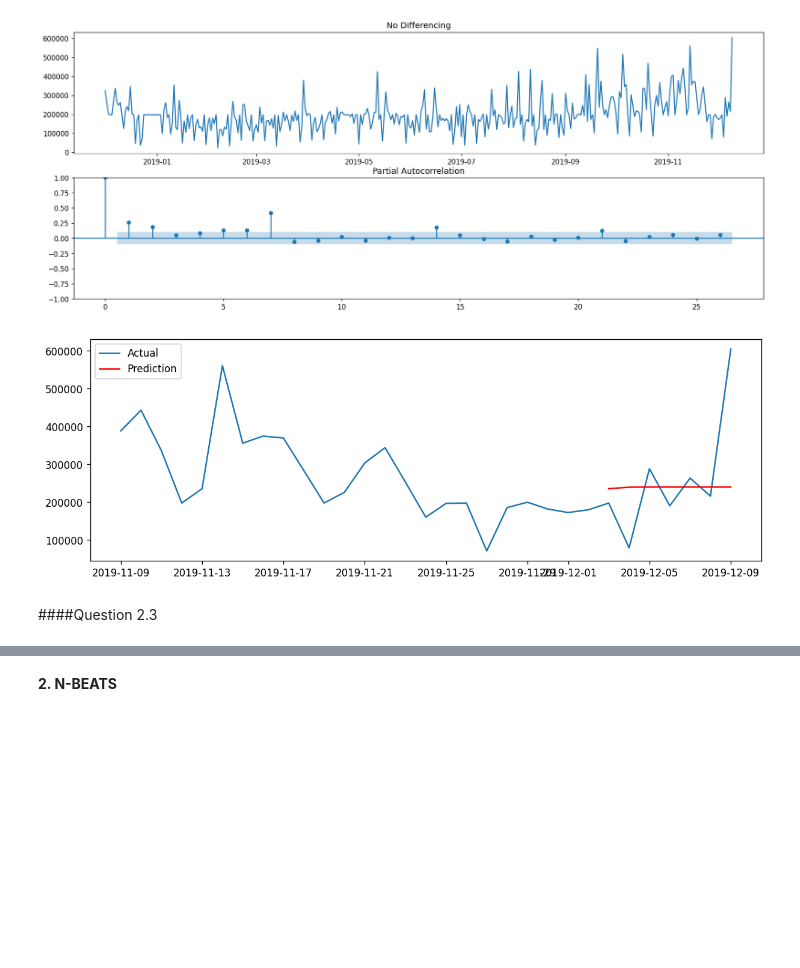
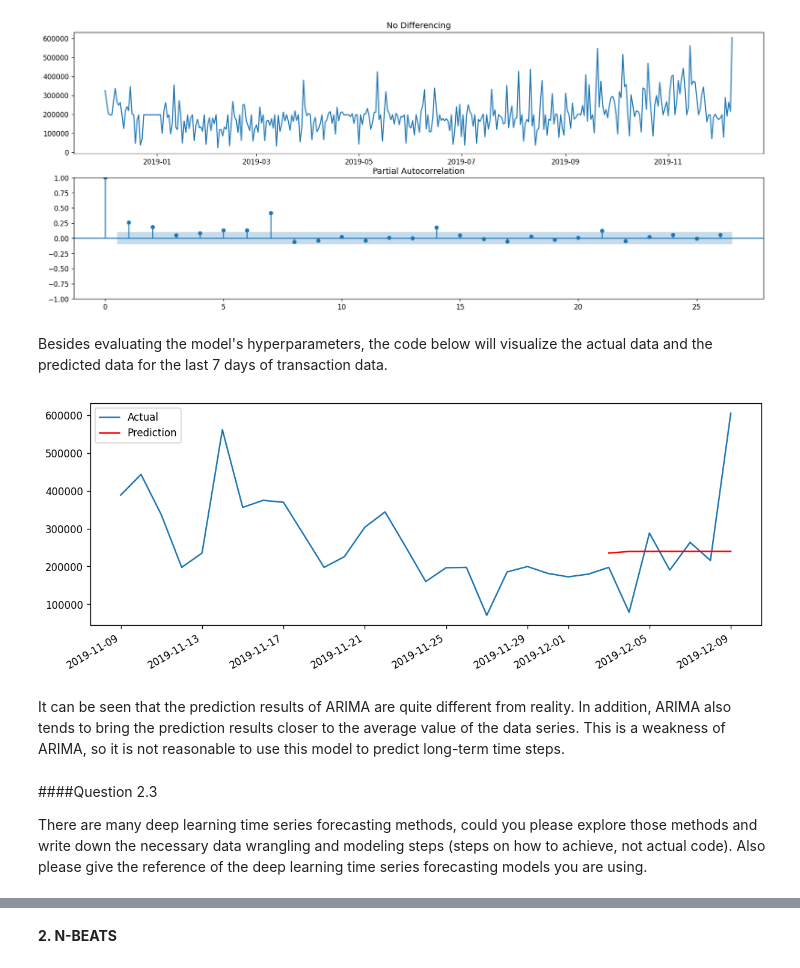
Before and after one commit to khiempm209/Deakin-SIT742-Ass2, a Jupyter notebook: SIT742_Ass2.ipynb, the cells around one changed output, grey strips where cells are left out. Drawn from its saved outputs; the diff is of its cells as text; code cells hidden in the pictures; blank space fills up the shorter version.

```diff
--- a/SIT742_Ass2.ipynb
+++ b/SIT742_Ass2.ipynb
@@ -183,0 +191,10 @@ df.groupby('transaction_date')['revenue'].sum().plot(kind='line', ylabel = 'Sum
+# %%
+# Converting the PySpark DataFrame to Pandas DataFrame
+df_pandas = df.toPandas()
+df_pandas['Quantity'] = df_pandas['Quantity'].astype(int)
+df_pandas['Revenue'] = df_pandas['Revenue'].astype(float)
+df_pandas['Price'] = df_pandas['Price'].astype(float)
+
+# Creating the column transaction_date with date format from the Date column
+df_pandas['transaction_date'] = pd.to_datetime(df_pandas['Date'], errors='coerce')
+print(df_pandas.head())
@@ -183,0 +246,15 @@ df.groupby('transaction_date')['revenue'].sum().plot(kind='line', ylabel = 'Sum
+# %%
+# Extracting the day of the week from transaction date
+df_pandas['day_of_week'] = df_pandas['transaction_date'].dt.day_name()
+
+# Calculating the average revenue per day of the week
+avg_revenue_per_day = df_pandas.groupby('day_of_week')['Revenue'].mean().sort_values()
+
+# Plotting the average revenue per day of the week
+plt.figure(figsize=(10, 6))
+avg_revenue_per_day.plot(kind='line', marker='o')
+plt.title("Average Revenue by Day of the Week")
+plt.ylabel("Average Revenue")
+plt.xlabel("Day of the Week")
+plt.grid(True)
+plt.show()
@@ -183,0 +344,11 @@ df.groupby('transaction_date')['revenue'].sum().plot(kind='line', ylabel = 'Sum
+# %%
+# Aggregating revenue by month for the top country
+df_pandas['month'] = df_pandas['transaction_date'].dt.to_period('M')
+revenue_by_month = df_pandas[df_pandas['Country'] == top_country].groupby('month')['Revenue'].sum()
+
+# Identifying the month with the highest revenue in that country
+top_month = revenue_by_month.idxmax()
+top_month_revenue = revenue_by_month.max()
+
+print(f"Country with highest revenue: {top_country} (${top_country_revenue})")
+print(f"Month with highest revenue in {top_country}: {top_month} (${top_month_revenue})")
@@ -188,11 +952,11 @@ df.groupby('transaction_date')['revenue'].sum().plot(kind='line', ylabel = 'Sum
 # %%
 #group the data by transaction_data and calculate the total revenue per day
-df_group = df.groupby('transaction_date').agg({'revenue': 'sum'}).reset_index()
+df_group = df_pandas.groupby('transaction_date').agg({'Revenue': 'sum'}).reset_index()
 #get the minimum date and maximum date in the data
 max_date, min_date = df_group['transaction_date'].max(), df_group['transaction_date'].min()
-fill_revenue_value = df_group['revenue'].mean()
+fill_revenue_value = df_group['Revenue'].mean()
 #get all available days in data and convert its type to Dictionary to reduce the complexity when searching elements (O(1))
-available_date = {each: df_group['revenue'][i] for i, each in enumerate(df_group['transaction_date'])}
+available_date = {each: df_group['Revenue'][i] for i, each in enumerate(df_group['transaction_date'])}
 # %%
 added_days, count_unavailable_days = 0, 0
 #use for floop to search unavailable days
@@ -356,6 +1146,8 @@ plot_pacf(filled_df.revenue, ax=axes[1])
 plt.show()
 # %% [output]
 [figure]
+# %% [markdown]
+Besides evaluating the model's hyperparameters, the code below will visualize the actual data and the predicted data for the last 7 days of transaction data.
 # %%
 days_prediction = 7
 train_data = filled_df[filled_df.index <= (filled_df.index.max() - pd.Timedelta(days = days_prediction))]['revenue']
@@ -364,14 +1156,19 @@ results = model.forecast(steps=days_prediction)
 # %%
 plt.rcParams.update({'figure.figsize':(12, 4), 'figure.dpi':120})
 plot_data = filled_df[filled_df.index >= (filled_df.index.max() - pd.Timedelta(days = 30))]
 plt.plot(plot_data.index, plot_data.values, label = 'Actual')
 plt.plot(plot_data.tail(7).index, results, color = 'red', label = 'Prediction')
+plt.xticks(rotation=30, ha='right')
 plt.legend()
 plt.show()
 # %% [output]
-[figure, old version]
+[figure, new version]
-# %% [markdown]
-####Question 2.3
+# %% [markdown]
+It can be seen that the prediction results of ARIMA are quite different from reality. In addition, ARIMA also tends to bring the prediction results closer to the average value of the data series. This is a weakness of ARIMA, so it is not reasonable to use this model to predict long-term time steps.
+# %% [markdown]
+####Question 2.3
+
+There are many deep learning time series forecasting methods, could you please explore those methods and write down the necessary data wrangling and modeling steps (steps on how to achieve, not actual code). Also please give the reference of the deep learning time series forecasting models you are using.
 # %% [markdown]
 **1. Long-Short Term Memory**
 
```
Also changed, not shown: parts of 101 cells of this notebook.
